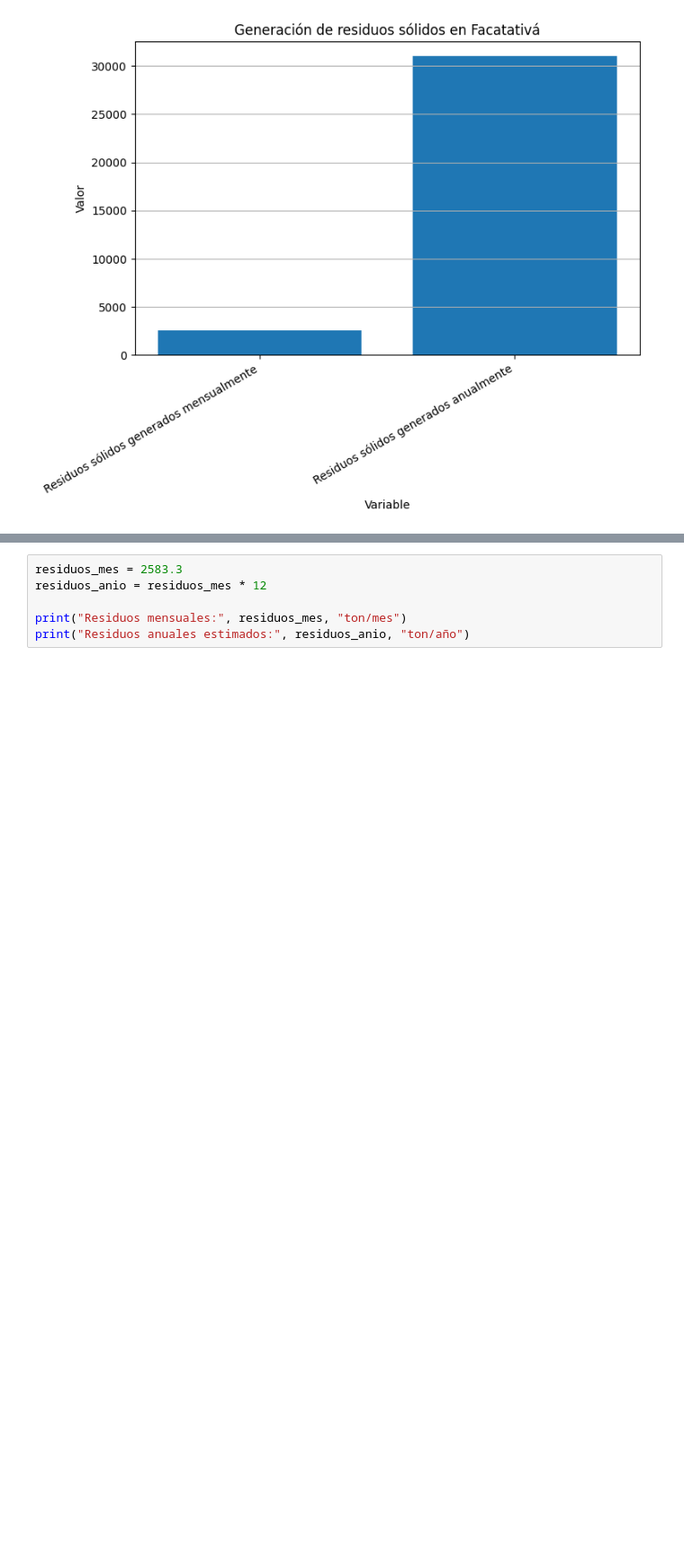
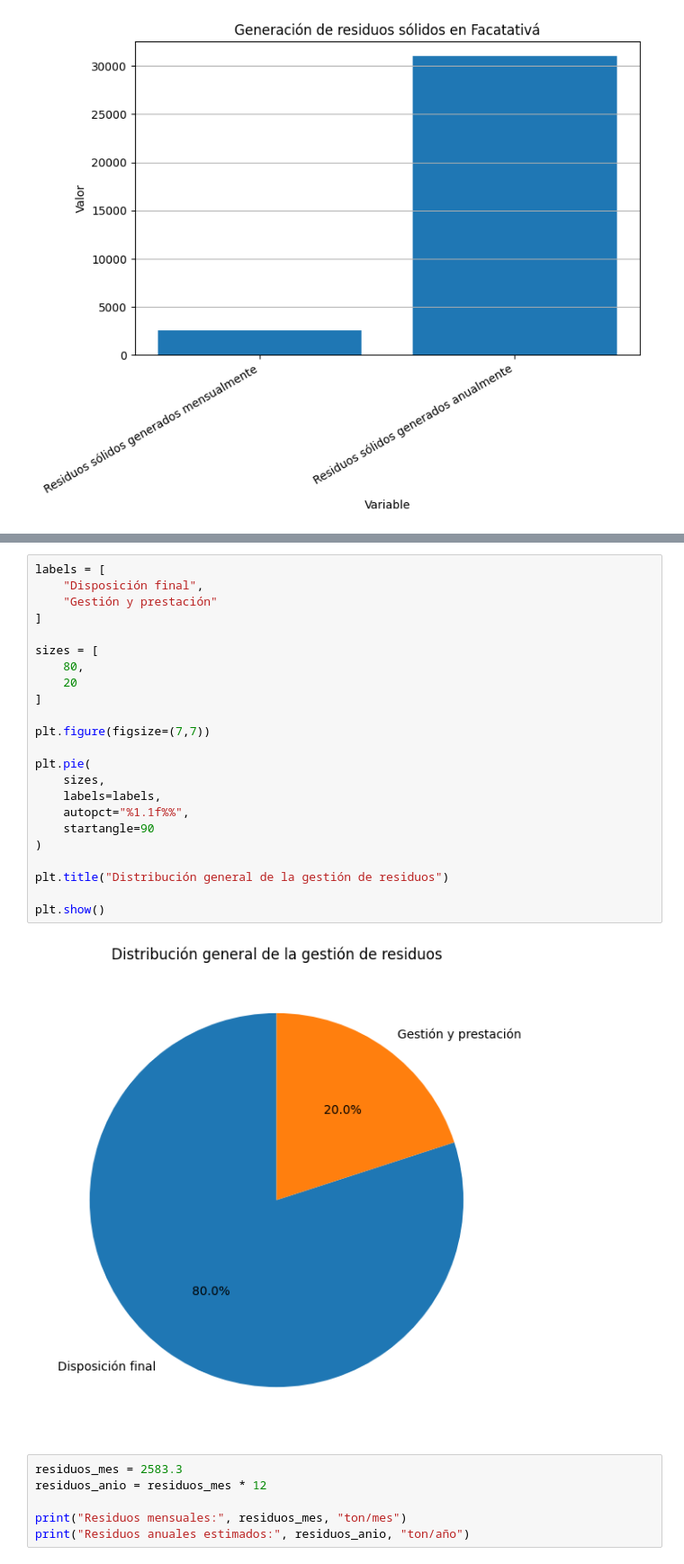
Before and after one commit to dvreyescastro2-droid/diagnostico-ambiental-mancilla, a Jupyter notebook: notebooks/residuos.ipynb, the cells around one changed output, grey strips where cells are left out. Shown at 90% size. Drawn from its saved outputs; the diff is of its cells as text; blank space fills up the shorter version.

Commit message:
Actualizar notebooks finales y analisis ambiental

```diff
--- a/notebooks/residuos.ipynb
+++ b/notebooks/residuos.ipynb
@@ -39,3 +63,28 @@ plt.show()
+# %%
+labels = [
+    "Disposición final",
+    "Gestión y prestación"
+]
+
+sizes = [
+    80,
+    20
+]
+
+plt.figure(figsize=(7,7))
+
+plt.pie(
+    sizes,
+    labels=labels,
+    autopct="%1.1f%%",
+    startangle=90
+)
+
+plt.title("Distribución general de la gestión de residuos")
+
+plt.show()
+# %% [output]
+[figure, added]
 # %%
 residuos_mes = 2583.3
 residuos_anio = residuos_mes * 12
```
Also changed, not shown: parts of 3 cells of this notebook, 4 other files.
